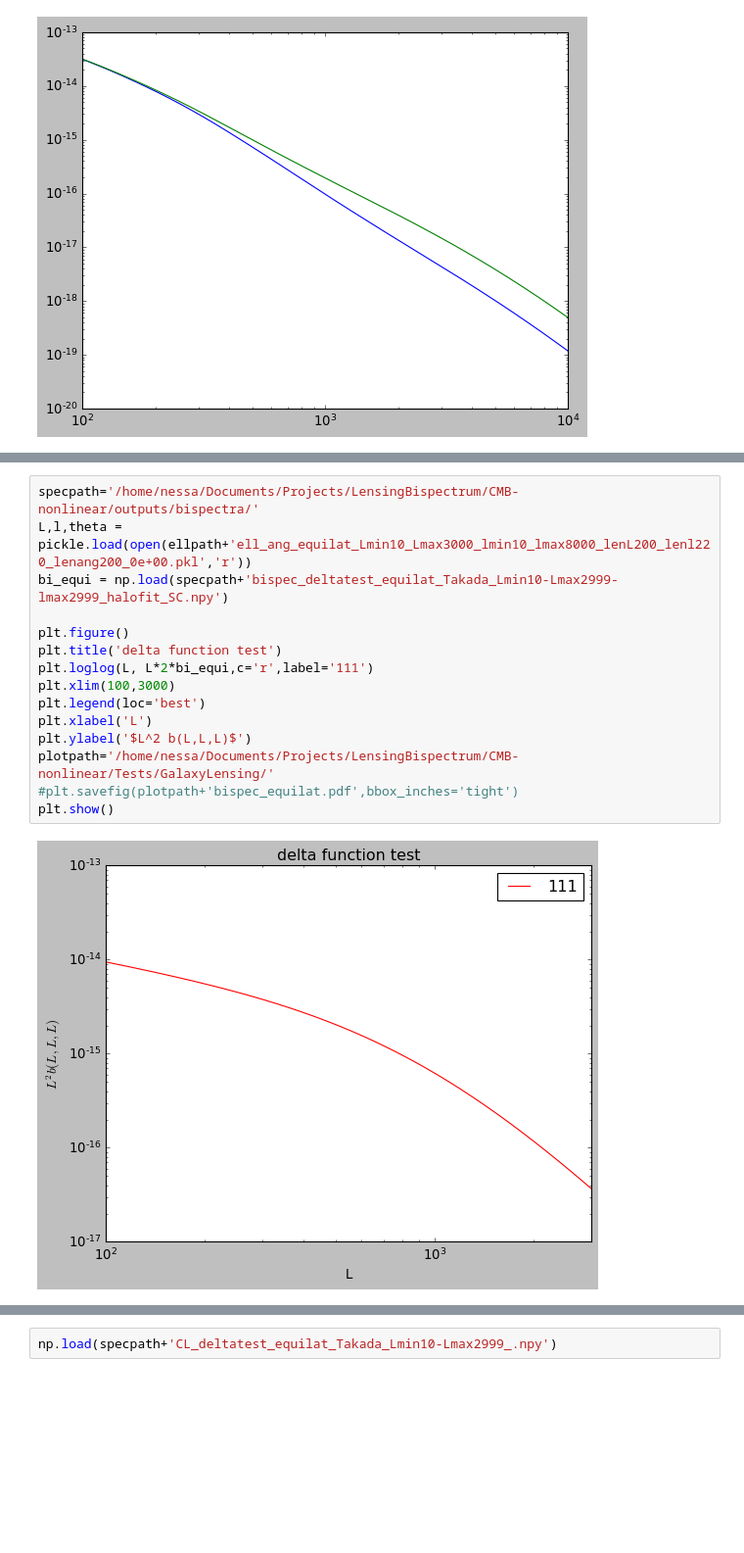
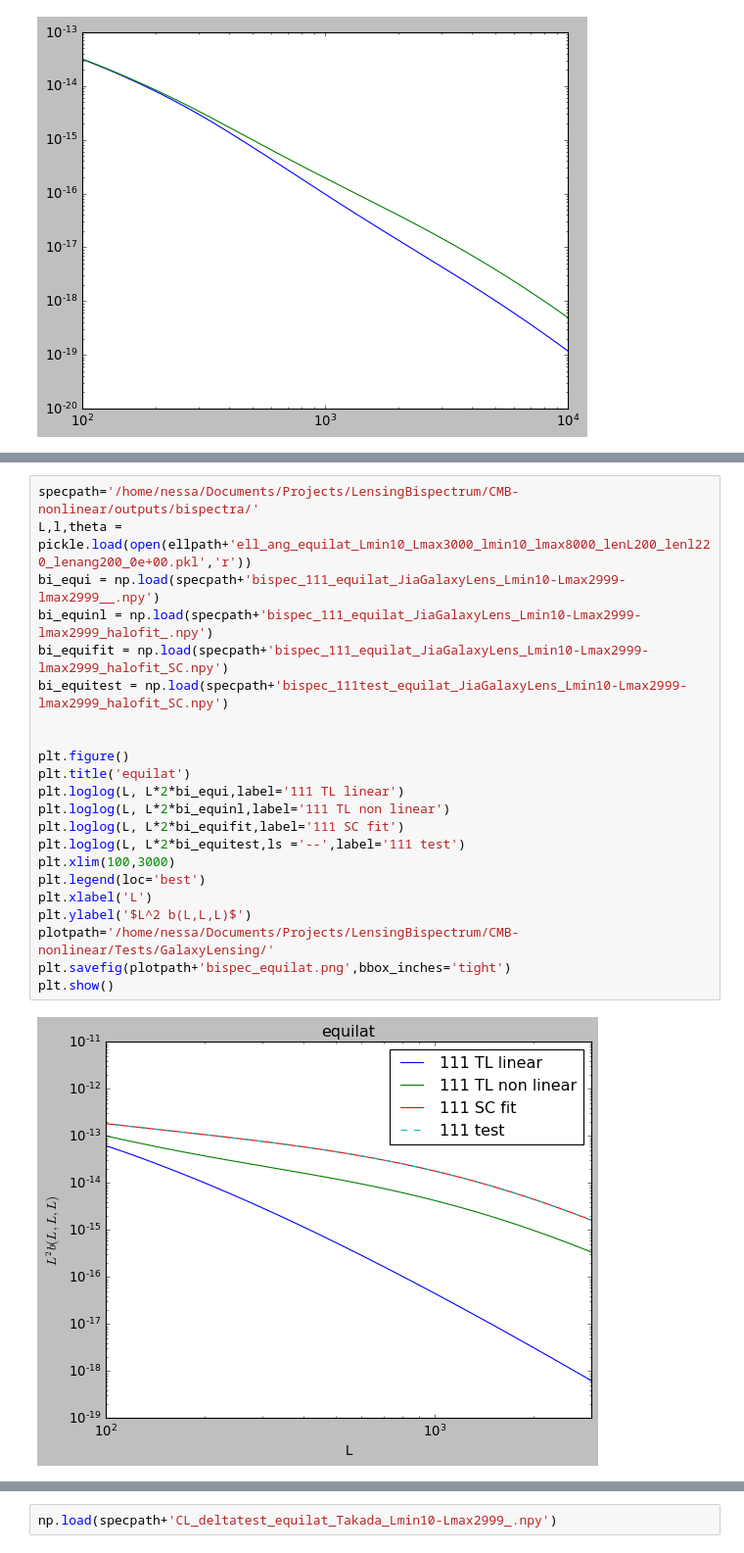
Before and after one commit to VMBoehm/BispectrumBias, a Jupyter notebook: TestBispectra.ipynb, the cells around one changed output, grey strips where cells are left out. Shown: that part at 98% size. Drawn from its saved outputs; the diff is of its cells as text; blank space fills up the shorter version.

```diff
--- a/TestBispectra.ipynb
+++ b/TestBispectra.ipynb
@@ -87,17 +87,24 @@ plt.show()
 # %%
 specpath='/home/nessa/Documents/Projects/LensingBispectrum/CMB-nonlinear/outputs/bispectra/'
 L,l,theta = pickle.load(open(ellpath+'ell_ang_equilat_Lmin10_Lmax3000_lmin10_lmax8000_lenL200_lenl220_lenang200_0e+00.pkl','r'))
-bi_equi = np.load(specpath+'bispec_deltatest_equilat_Takada_Lmin10-Lmax2999-lmax2999_halofit_SC.npy')
+bi_equi = np.load(specpath+'bispec_111_equilat_JiaGalaxyLens_Lmin10-Lmax2999-lmax2999__.npy')
+bi_equinl = np.load(specpath+'bispec_111_equilat_JiaGalaxyLens_Lmin10-Lmax2999-lmax2999_halofit_.npy')
+bi_equifit = np.load(specpath+'bispec_111_equilat_JiaGalaxyLens_Lmin10-Lmax2999-lmax2999_halofit_SC.npy')
+bi_equitest = np.load(specpath+'bispec_111test_equilat_JiaGalaxyLens_Lmin10-Lmax2999-lmax2999_halofit_SC.npy')
+
 
 plt.figure()
-plt.title('delta function test')
-plt.loglog(L, L*2*bi_equi,c='r',label='111')
+plt.title('equilat')
+plt.loglog(L, L*2*bi_equi,label='111 TL linear')
+plt.loglog(L, L*2*bi_equinl,label='111 TL non linear')
+plt.loglog(L, L*2*bi_equifit,label='111 SC fit')
+plt.loglog(L, L*2*bi_equitest,ls ='--',label='111 test')
 plt.xlim(100,3000)
 plt.legend(loc='best')
 plt.xlabel('L')
 plt.ylabel('$L^2 b(L,L,L)$')
 plotpath='/home/nessa/Documents/Projects/LensingBispectrum/CMB-nonlinear/Tests/GalaxyLensing/'
-#plt.savefig(plotpath+'bispec_equilat.pdf',bbox_inches='tight')
+plt.savefig(plotpath+'bispec_equilat.png',bbox_inches='tight')
 plt.show()
 # %% [output]
-[figure, old version]
+[figure, new version]
```
Also changed, not shown: parts of 5 cells of this notebook, 3 other files.
